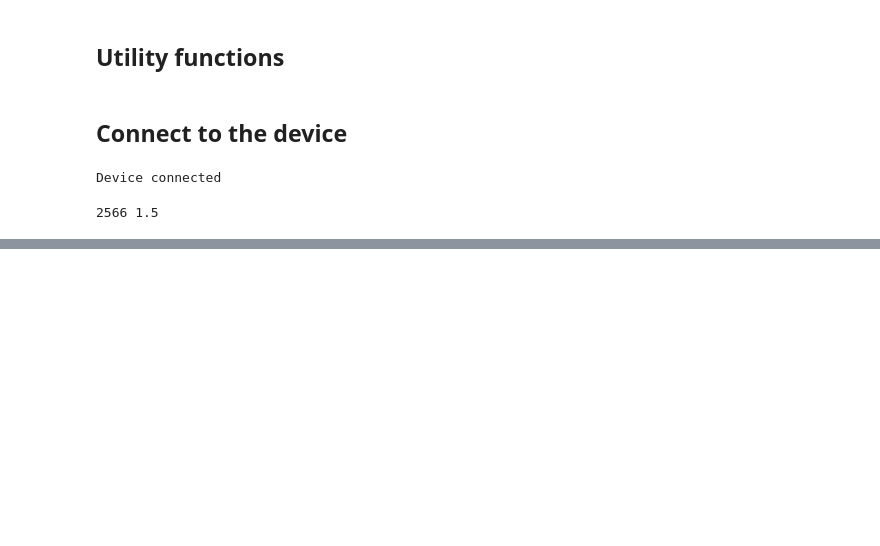
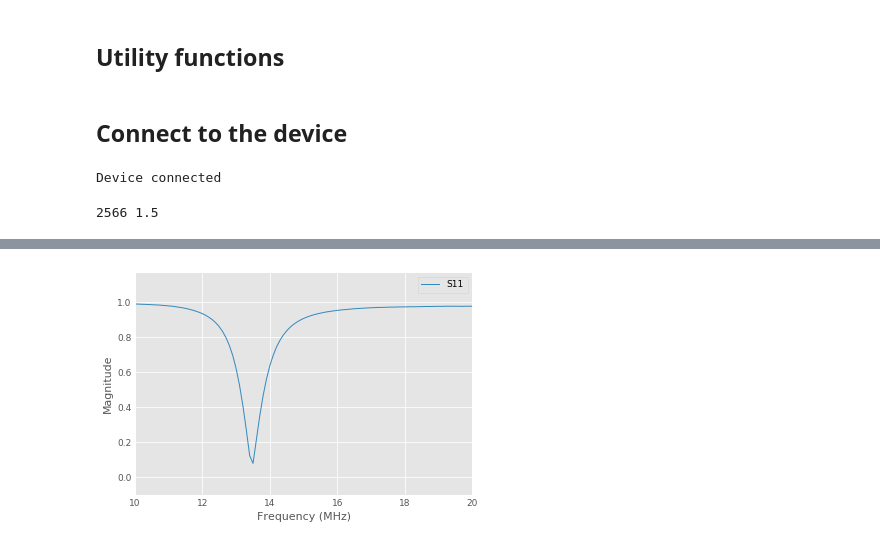
Before and after one commit to EA4FRB/sark110-python, a Jupyter notebook: src/scikit-rf-smith.ipynb, the cells around one changed output, grey strips where cells are left out. Drawn from its saved outputs; the diff is of its cells as text; code cells hidden in the pictures; blank space fills up the shorter version.

```diff
--- a/src/scikit-rf-smith.ipynb
+++ b/src/scikit-rf-smith.ipynb
@@ -72,0 +85,4 @@ print(ring_slot)
+# %%
+ring_slot.plot_s_mag()
+# %% [output]
+[figure, added]
```
Also changed, not shown: parts of 9 cells of this notebook.
